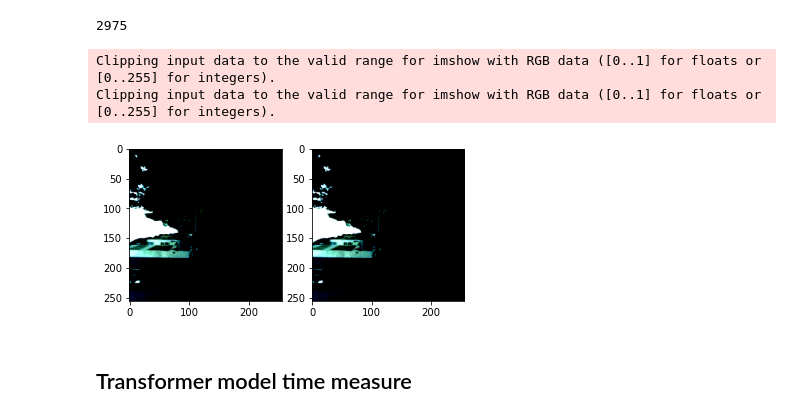
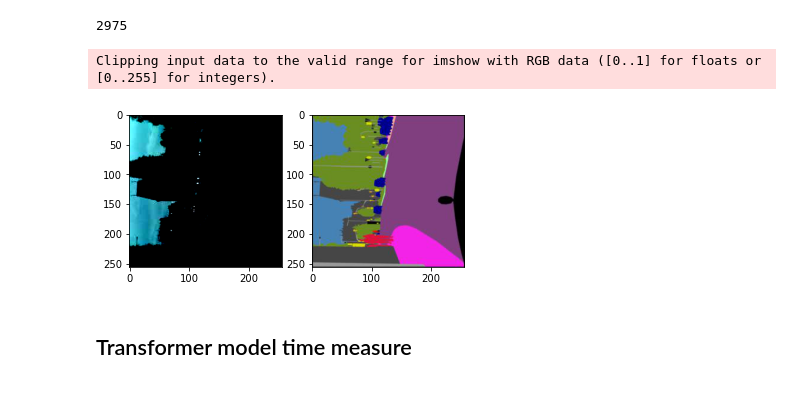
Before and after one commit to otoofim/variational_transformer, a Jupyter notebook: debugging.ipynb, the cells around one changed output. Cells and saved outputs as stored; diff of their text form; code cells hidden in the pictures.

```diff
--- a/debugging.ipynb
+++ b/debugging.ipynb
@@ -47,28 +47,27 @@ len(dataset)
 # %%
 preprocess_in = transforms.Compose([
     transforms.ToTensor(),
     transforms.Normalize(mean=[0.485, 0.456, 0.406], std=[0.229, 0.224, 0.225]),
 ])
 
 preprocess_ou = transforms.Compose([
     transforms.ToTensor(),
 ])
 
 
 tr_loader = CityscapesLoader("../datasets/augmented_cityscapes", transform_in = preprocess_in, transform_ou = preprocess_ou)
 train_loader = DataLoader(dataset = tr_loader, batch_size = 50, shuffle = True)
 
 
 
 for i in train_loader:
     f, axarr = plt.subplots(1,2)
     axarr[0].imshow(i["image"][0].permute(2,1,0))
-    axarr[1].imshow(i["image"][0].permute(2,1,0))
+    axarr[1].imshow(i["seg"][0].permute(2,1,0))
     break
 # %% [output]
 Clipping input data to the valid range for imshow with RGB data ([0..1] for floats or [0..255] for integers).
-Clipping input data to the valid range for imshow with RGB data ([0..1] for floats or [0..255] for integers).
-[figure, old version]
+[figure, new version]
 # %% [markdown]
 ## Transformer model time measure
 # %%
```
Also changed, not shown: parts of 15 cells of this notebook, 9 other files.
